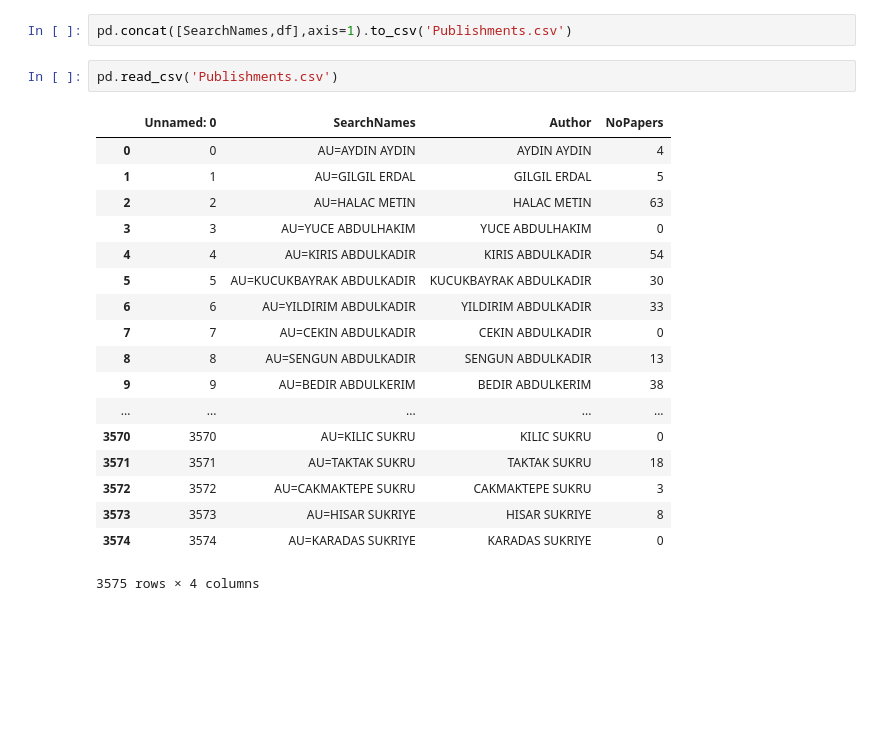
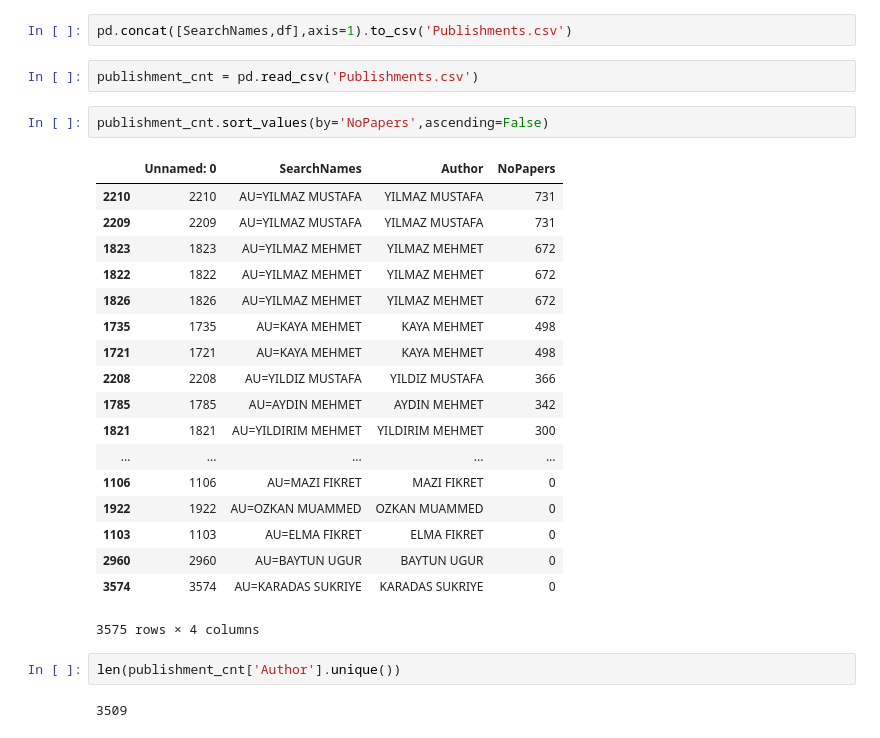
Before and after one commit to Physicsmining/ML_prj2, a Jupyter notebook: WOS_data_preprocessing.ipynb, the cells around one changed output. Cells and saved outputs as stored; diff of their text form; blank space fills up the shorter version.

```diff
--- a/WOS_data_preprocessing.ipynb
+++ b/WOS_data_preprocessing.ipynb
@@ -209,23 +209,29 @@ zeropapers.to_csv('ZeroPublishment.csv')
 # %%
 pd.concat([SearchNames,df],axis=1).to_csv('Publishments.csv')
 # %%
-pd.read_csv('Publishments.csv')
+publishment_cnt = pd.read_csv('Publishments.csv')
-# %% [output]
-|  | Unnamed: 0 | SearchNames | Author | NoPapers |
-| 0 | 0 | AU=AYDIN AYDIN | AYDIN AYDIN | 4 |
-| 1 | 1 | AU=GILGIL ERDAL | GILGIL ERDAL | 5 |
-| 2 | 2 | AU=HALAC METIN | HALAC METIN | 63 |
-| 3 | 3 | AU=YUCE ABDULHAKIM | YUCE ABDULHAKIM | 0 |
-| 4 | 4 | AU=KIRIS ABDULKADIR | KIRIS ABDULKADIR | 54 |
-| 5 | 5 | AU=KUCUKBAYRAK ABDULKADIR | KUCUKBAYRAK ABDULKADIR | 30 |
-| 6 | 6 | AU=YILDIRIM ABDULKADIR | YILDIRIM ABDULKADIR | 33 |
-| 7 | 7 | AU=CEKIN ABDULKADIR | CEKIN ABDULKADIR | 0 |
-| 8 | 8 | AU=SENGUN ABDULKADIR | SENGUN ABDULKADIR | 13 |
-| 9 | 9 | AU=BEDIR ABDULKERIM | BEDIR ABDULKERIM | 38 |
-| ... | ... | ... | ... | ... |
-| 3570 | 3570 | AU=KILIC SUKRU | KILIC SUKRU | 0 |
-| 3571 | 3571 | AU=TAKTAK SUKRU | TAKTAK SUKRU | 18 |
-| 3572 | 3572 | AU=CAKMAKTEPE SUKRU | CAKMAKTEPE SUKRU | 3 |
-| 3573 | 3573 | AU=HISAR SUKRIYE | HISAR SUKRIYE | 8 |
-| 3574 | 3574 | AU=KARADAS SUKRIYE | KARADAS SUKRIYE | 0 |
-3575 rows × 4 columns
+# %%
+publishment_cnt.sort_values(by='NoPapers',ascending=False)
+# %% [output]
+|  | Unnamed: 0 | SearchNames | Author | NoPapers |
+| 2210 | 2210 | AU=YILMAZ MUSTAFA | YILMAZ MUSTAFA | 731 |
+| 2209 | 2209 | AU=YILMAZ MUSTAFA | YILMAZ MUSTAFA | 731 |
+| 1823 | 1823 | AU=YILMAZ MEHMET | YILMAZ MEHMET | 672 |
+| 1822 | 1822 | AU=YILMAZ MEHMET | YILMAZ MEHMET | 672 |
+| 1826 | 1826 | AU=YILMAZ MEHMET | YILMAZ MEHMET | 672 |
+| 1735 | 1735 | AU=KAYA MEHMET | KAYA MEHMET | 498 |
+| 1721 | 1721 | AU=KAYA MEHMET | KAYA MEHMET | 498 |
+| 2208 | 2208 | AU=YILDIZ MUSTAFA | YILDIZ MUSTAFA | 366 |
+| 1785 | 1785 | AU=AYDIN MEHMET | AYDIN MEHMET | 342 |
+| 1821 | 1821 | AU=YILDIRIM MEHMET | YILDIRIM MEHMET | 300 |
+| ... | ... | ... | ... | ... |
+| 1106 | 1106 | AU=MAZI FIKRET | MAZI FIKRET | 0 |
+| 1922 | 1922 | AU=OZKAN MUAMMED | OZKAN MUAMMED | 0 |
+| 1103 | 1103 | AU=ELMA FIKRET | ELMA FIKRET | 0 |
+| 2960 | 2960 | AU=BAYTUN UGUR | BAYTUN UGUR | 0 |
+| 3574 | 3574 | AU=KARADAS SUKRIYE | KARADAS SUKRIYE | 0 |
+3575 rows × 4 columns
+# %%
+len(publishment_cnt['Author'].unique())
+# %% [output]
+3509
```
Also changed, not shown: parts of 4 cells of this notebook.
